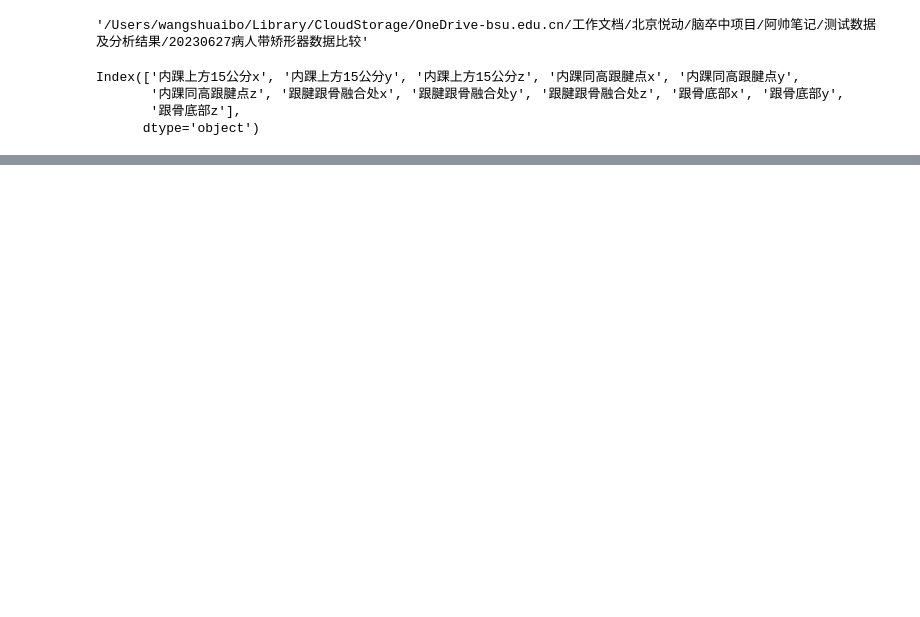
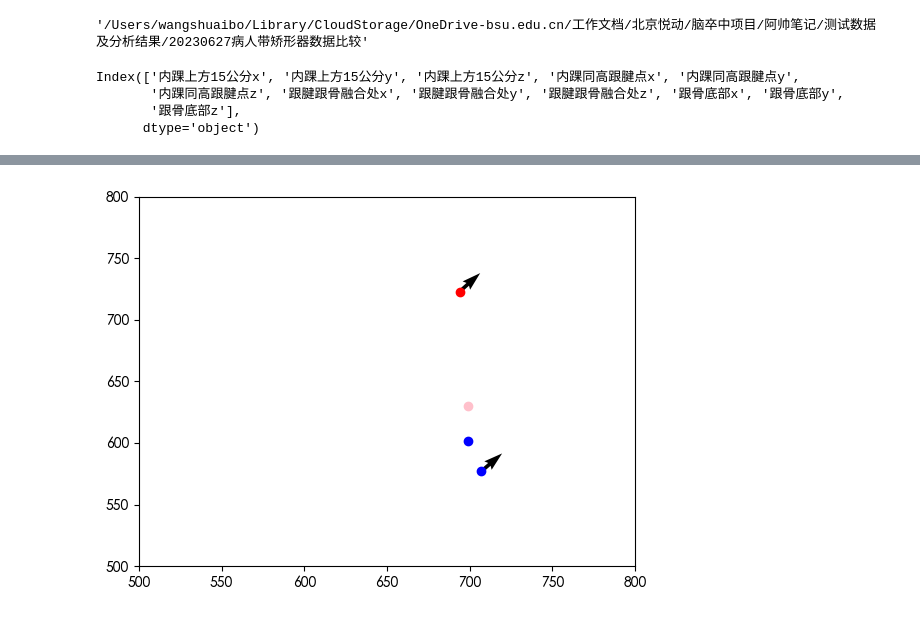
Before and after one commit to Allwillcome/--_----, a Jupyter notebook: Notes/temp.ipynb, the cells around one changed output, grey strips where cells are left out. Cells and saved outputs as stored; diff of their text form; code cells hidden in the pictures; blank space fills up the shorter version.

```diff
--- a/Notes/temp.ipynb
+++ b/Notes/temp.ipynb
@@ -850,0 +870,22 @@ plt.savefig("脑卒中_患侧_步行_踝关节内外翻情况_滤波.png")
+# %%
+for i,row in df1.loc[0:0].iterrows():
+    xa_start, ya_start, xa_end, ya_end = row[['内踝同高跟腱点x', '内踝同高跟腱点z', '内踝上方15公分x', '内踝上方15公分z']]
+    xb_start, yb_start, xb_end, yb_end = row[['跟腱跟骨融合处x',  '跟腱跟骨融合处z','跟骨底部x', '跟骨底部z']]
+    plt.quiver(xa_end, ya_end, xa_start, ya_start)
+    plt.quiver(xb_end, yb_end, xb_start, yb_start )
+    # 定义向量
+    A_x = xa_end - xa_start
+    A_y=  ya_end - ya_start
+
+    B_x = xb_end - xb_start
+    B_y = yb_end - yb_start
+    import matplotlib.pyplot as plt
+    plt.xlim((500,800))
+    plt.ylim((500,800))
+    plt.scatter(xa_end, ya_end, color="red")     # 内踝上方
+    plt.scatter(xa_start, ya_start,color="pink") # 内踝同高跟腱点
+
+    plt.scatter(xb_start, yb_start, color="blue") # 跟腱跟骨融合处
+    plt.scatter(xb_end, yb_end,color="blue")      # 跟骨底部
+# %% [output]
+[figure, added]
```
Also changed, not shown: parts of 13 cells of this notebook.
